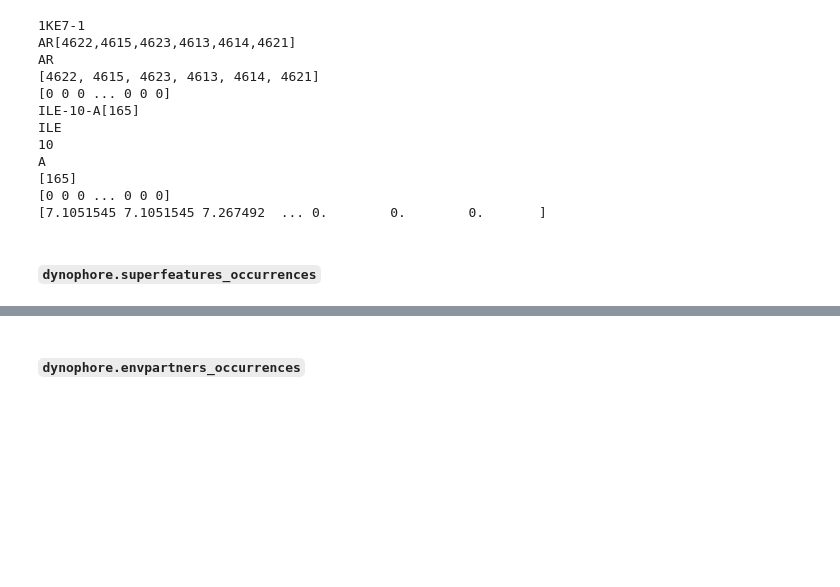
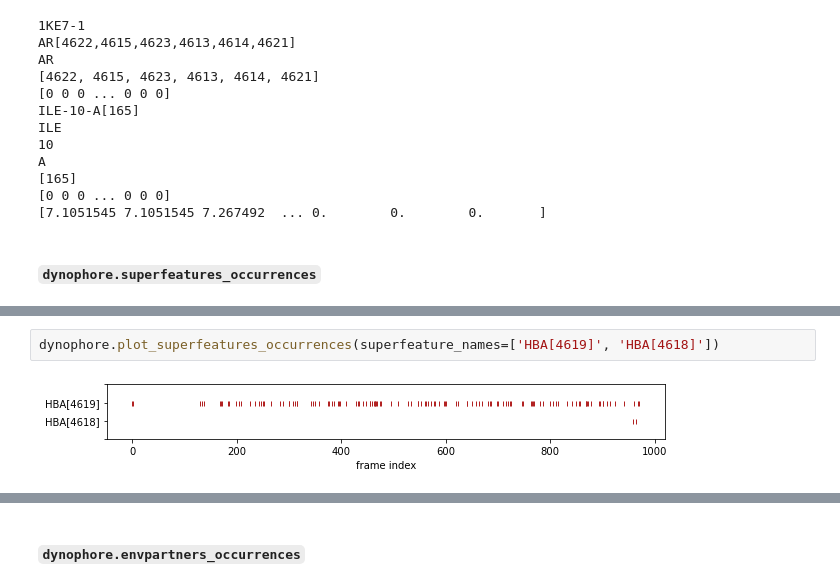
Before and after one commit to wolberlab/dynophores, a Jupyter notebook: docs/examples/notebooks/analyze_dynophores.ipynb, the cells around one changed output, grey strips where cells are left out. Saved outputs shown, nothing was run; the diff lists cells and outputs as text; blank space fills up the shorter version.

```diff
--- a/docs/examples/notebooks/analyze_dynophores.ipynb
+++ b/docs/examples/notebooks/analyze_dynophores.ipynb
@@ -197,0 +90,4 @@ dynophore.superfeatures_occurrences.head()
+# %%
+dynophore.plot_superfeatures_occurrences(superfeature_names=['HBA[4619]', 'HBA[4618]'])
+# %% [output]
+[figure, added]
```
Also changed, not shown: parts of 25 cells of this notebook.
